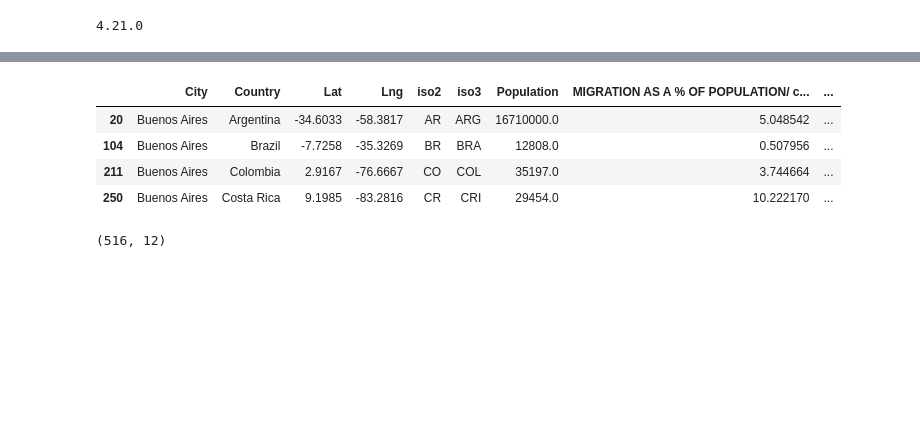
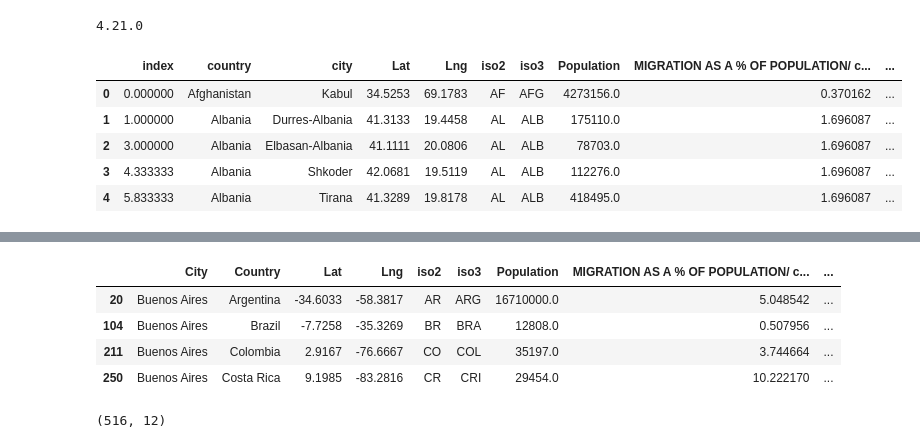
Before and after one commit to ronmaccms/DE_Team, a Jupyter notebook: new_scraping_scripts/scrape_migration.ipynb, the cells around one changed output, grey strips where cells are left out. Cells and saved outputs as stored; diff of their text form; code cells hidden in the pictures; blank space fills up the shorter version.

```diff
--- a/new_scraping_scripts/scrape_migration.ipynb
+++ b/new_scraping_scripts/scrape_migration.ipynb
@@ -33,6 +33,15 @@ city_names_bis = []
 for idx,city in enumerate(city_list):
     city_names.append(city_list[idx])
     city_names_bis.append(str(city_list[idx])+'-'+str(country_list[idx]))
+# %%
+df.head()
+# %% [output]
+|  | index | country | city | Lat | Lng | iso2 | iso3 | Population | MIGRATION AS A % OF POPULATION/ c... | ... |
+| 0 | 0.000000 | Afghanistan | Kabul | 34.5253 | 69.1783 | AF | AFG | 4273156.0 | 0.370162 | ... |
+| 1 | 1.000000 | Albania | Durres-Albania | 41.3133 | 19.4458 | AL | ALB | 175110.0 | 1.696087 | ... |
+| 2 | 3.000000 | Albania | Elbasan-Albania | 41.1111 | 20.0806 | AL | ALB | 78703.0 | 1.696087 | ... |
+| 3 | 4.333333 | Albania | Shkoder | 42.0681 | 19.5119 | AL | ALB | 112276.0 | 1.696087 | ... |
+| 4 | 5.833333 | Albania | Tirana | 41.3289 | 19.8178 | AL | ALB | 418495.0 | 1.696087 | ... |
 # %%
 # Initialize WebDriver
 
```
Also changed, not shown: parts of 5 cells of this notebook, 6 other files.
